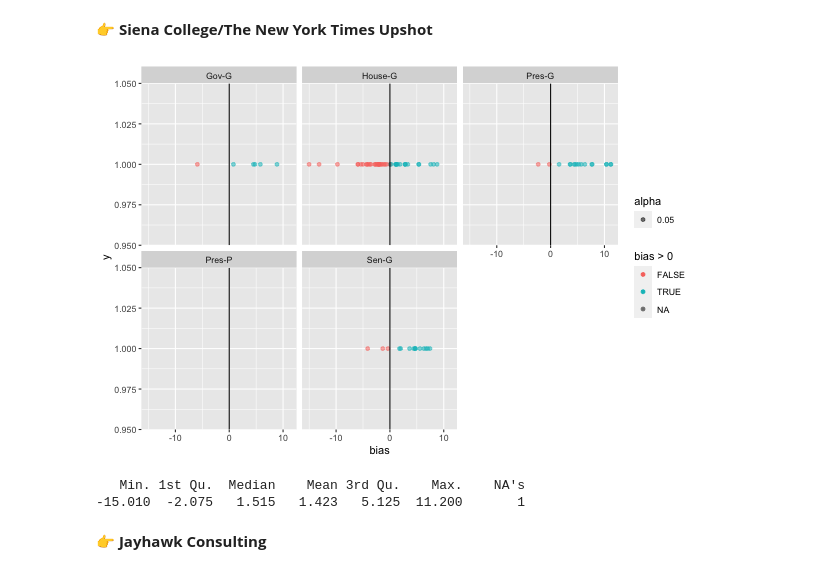
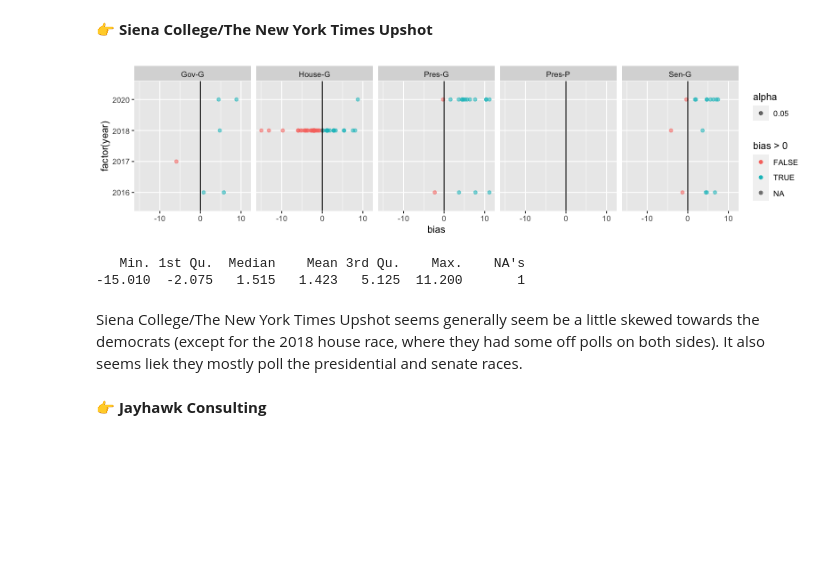
Before and after one commit to data4news-students/polling-exploration-cynthia-and-laura, a Jupyter notebook: notebook-3.ipynb, the cells around one changed output. Saved outputs shown, nothing was run; the diff lists cells and outputs as text; code cells hidden in the pictures; blank space fills up the shorter version.

```diff
--- a/notebook-3.ipynb
+++ b/notebook-3.ipynb
@@ -102,15 +102,15 @@ Characterize the accuracy of each of these pollsters in a sentence or two. Then,
 siena <- df %>%
     filter(pollster=='Siena College/The New York Times Upshot')
 # %%
-%%R -h 400 -w 600
+%%R -h 200 -w 800
 
 ggplot(siena, aes(x=bias)) +
-    aes(x=bias, y=1, color=bias>0, alpha=.05) +
+    aes(x=bias, y=factor(year), color=bias>0, alpha=.05) +
     geom_point() +
     geom_vline(aes(xintercept=0)) +
-    facet_wrap(~type_simple)
+    facet_wrap(~type_simple, ncol=5)
 # %% [output]
-[figure, old version]
+[figure, new version]
 # %%
 %%R
 
@@ -118,6 +118,8 @@ siena$bias %>% summary()
 # %% [output]
    Min. 1st Qu.  Median    Mean 3rd Qu.    Max.    NA's
 -15.010  -2.075   1.515   1.423   5.125  11.200       1
+# %% [markdown]
+Siena College/The New York Times Upshot seems generally seem be a little skewed towards the democrats (except for the 2018 house race, where they had some off polls on both sides). It also seems liek they mostly poll the presidential and senate races.
 # %% [markdown]
 👉 **Jayhawk Consulting**
 # %%
```
Also changed, not shown: parts of 15 cells of this notebook.
